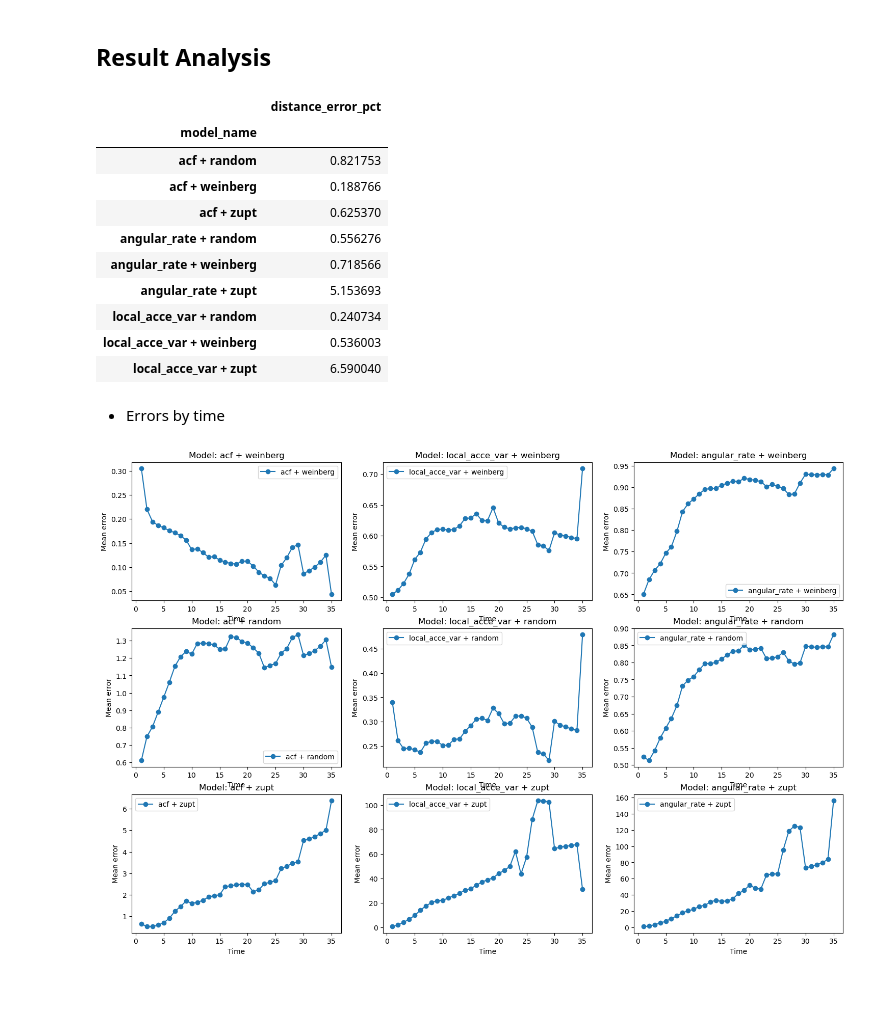
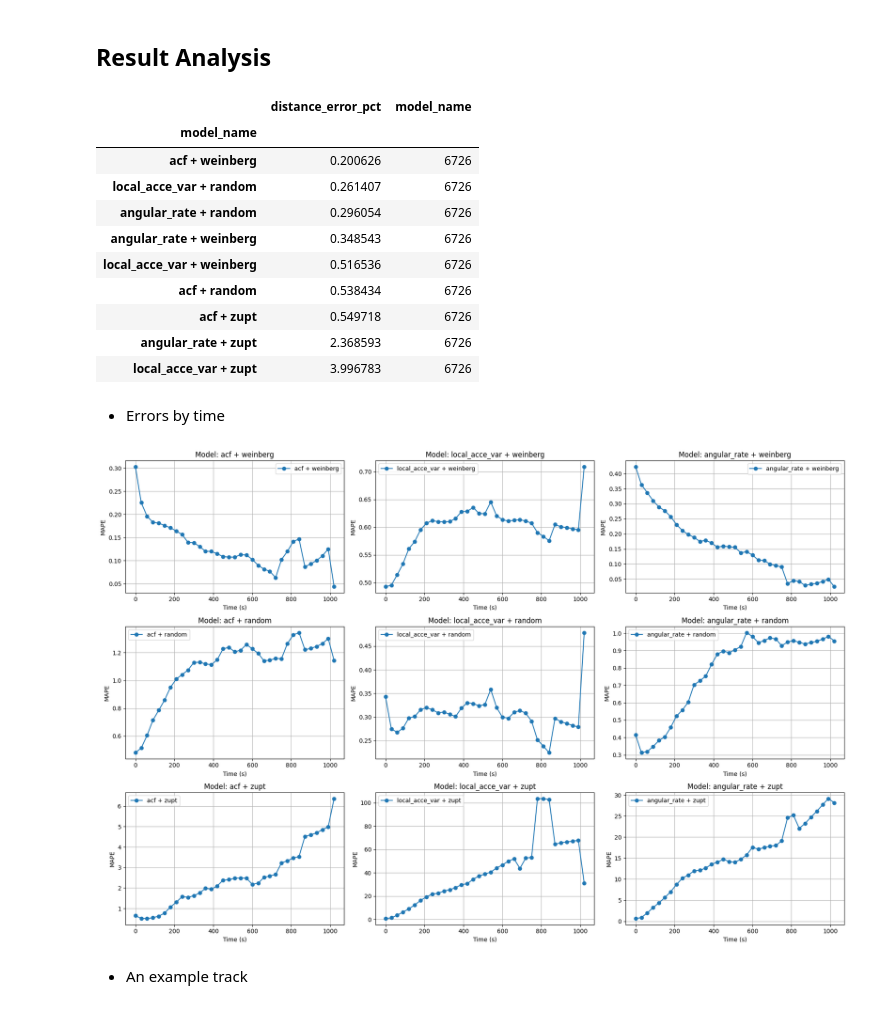
Before and after one commit to hungnd11/my-thesis, a Jupyter notebook: code/experiments/motion_models_result_analysis.ipynb, the cells around one changed output. Cells and saved outputs as stored; diff of their text form; code cells hidden in the pictures.

Commit message:
feat: add figures

```diff
--- a/code/experiments/motion_models_result_analysis.ipynb
+++ b/code/experiments/motion_models_result_analysis.ipynb
@@ -149,25 +149,23 @@ track_stats_df = track_stats_df[track_stats_df["length"] >= 50].reset_index(drop
 # %% [markdown]
 ## Result Analysis
 # %%
-result_df = pd.read_csv("../../data/Results_PDR.csv", sep=";", index_col=0)
+result_df = pd.read_csv("../../data/Results_PDR_20231010.csv", sep=";", index_col=0)
 # %%
-result_df[(result_df["actual_distance"] >= 10)].groupby("model_name").agg({"distance_error_pct": "median"})
+result_df[(result_df["actual_distance"] >= 10)].groupby("model_name").agg({"distance_error_pct": "median", "model_name": "count"}).sort_values("distance_error_pct")
 # %% [output]
-|  | distance_error_pct |
-| model_name |  |
-| acf + random | 0.821753 |
-| acf + weinberg | 0.188766 |
-| acf + zupt | 0.625370 |
-| angular_rate + random | 0.556276 |
-| angular_rate + weinberg | 0.718566 |
-| angular_rate + zupt | 5.153693 |
-| local_acce_var + random | 0.240734 |
-| local_acce_var + weinberg | 0.536003 |
-| local_acce_var + zupt | 6.590040 |
+|  | distance_error_pct | model_name |
+| model_name |  |  |
+| acf + weinberg | 0.200626 | 6726 |
+| local_acce_var + random | 0.261407 | 6726 |
+| angular_rate + random | 0.296054 | 6726 |
+| angular_rate + weinberg | 0.348543 | 6726 |
+| local_acce_var + weinberg | 0.516536 | 6726 |
+| acf + random | 0.538434 | 6726 |
+| acf + zupt | 0.549718 | 6726 |
+| angular_rate + zupt | 2.368593 | 6726 |
+| local_acce_var + zupt | 3.996783 | 6726 |
 # %% [markdown]
 * Errors by time
-# %%
-row = result_df.loc[0]
 # %%
 data = []
 
@@ -177,25 +175,29 @@ for i, row in result_df[(result_df["actual_distance"] >= 10)].iterrows():
 # %%
 df = pd.DataFrame(data, columns=["model_name", "time_sec", "aep"])
 # %%
-df["time_min"] = (np.floor(df["time_sec"] / 30) + 1).astype(np.int32)
+df["time_min"] = (np.floor(df["time_sec"] / 30) * 30).astype(np.int32)
 # %%
 models = df["model_name"].unique()
 # %%
 fig, axes = plt.subplots(3, 3, figsize=(18, 12))
 
 for i, model in enumerate(models):
   r = i // 3
   c = i % 3
 
   sample = df.loc[df["model_name"] == model]
   aep = sample.groupby("time_min").apply(lambda rows: rows["aep"].median()).reset_index(name="mean_aep")
 
   axes[r, c].plot(aep["time_min"].values, aep["mean_aep"].values, marker="o", label=model)
   axes[r, c].legend()
   axes[r, c].set_title("Model: " + model)
-  axes[r, c].set_xlabel("Time")
-  axes[r, c].set_ylabel("Mean error")
+  axes[r, c].set_xlabel("Time (s)")
+  axes[r, c].set_ylabel("MAPE")
+  axes[r, c].grid()
 
+plt.tight_layout()
 plt.show()
 # %% [output]
-[figure, old version]
+[figure, new version]
+# %% [markdown]
+* An example track
```
Also changed, not shown: parts of 7 cells of this notebook, 2 other files.
